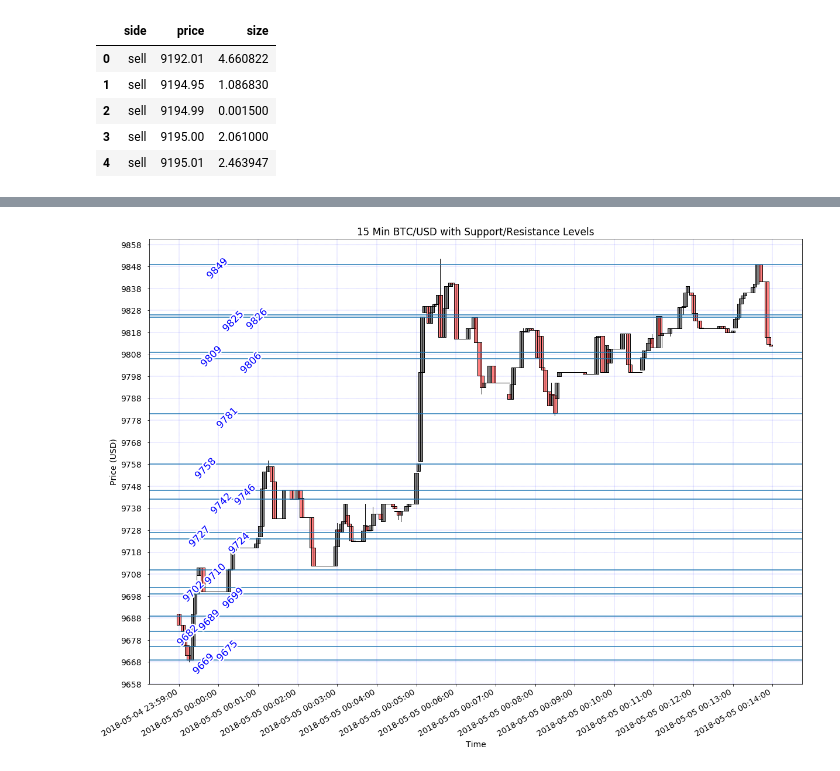
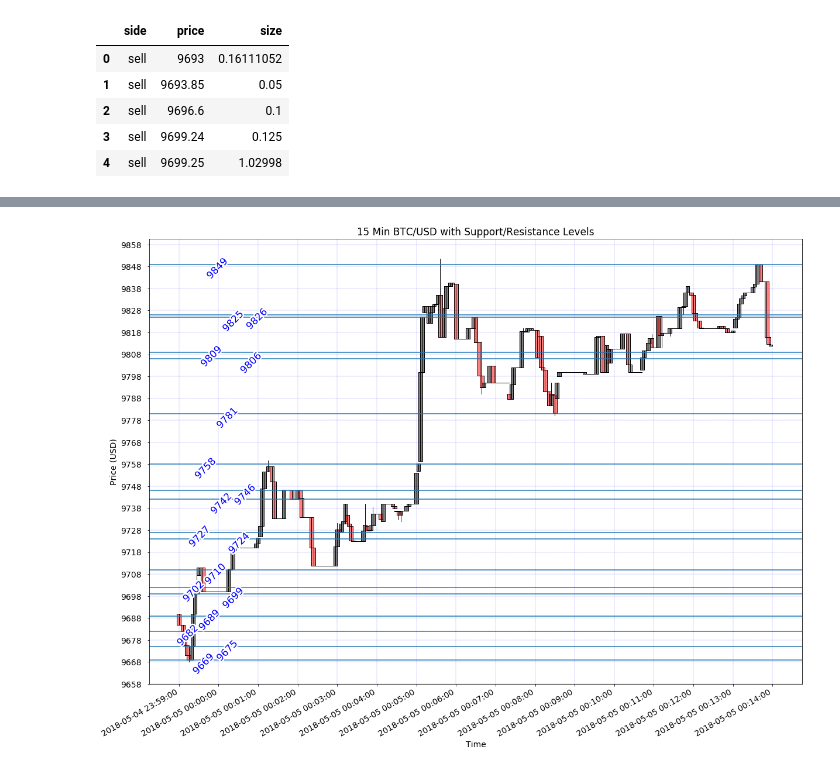
Before and after one commit to timothyyu/gdax-orderbook-ml, a Jupyter notebook: 8_program_structure_improvement.ipynb, the cells around one changed output, grey strips where cells are left out. Drawn from its saved outputs; the diff is of its cells as text; code cells hidden in the pictures.

Commit message:
msgpack format for scraped data + csv for request log function update

```diff
--- a/8_program_structure_improvement.ipynb
+++ b/8_program_structure_improvement.ipynb
@@ -308,13 +310,13 @@ def raw_data_load_msgpack():
     global l2update_15min_3
     global l2update_15min_4
 
-    snapshot_asks_df = pd.read_msgpack("raw_data/snapshot_asks.msg",encoding='utf-8')
-    snapshot_bids_df = pd.read_msgpack("raw_data/snapshot_bids.msg",encoding='utf-8')
-    l2update_df = pd.read_msgpack("raw_data/l2update.msg", encoding='utf-8')
-    request_log_df= pd.read_msgpack("raw_data/request_log.csv")
+    snapshot_asks_df = pd.read_msgpack("raw_data_10h/snapshot_asks_10h.msg",encoding='utf-8')
+    snapshot_bids_df = pd.read_msgpack("raw_data_10h/snapshot_bids_10h.msg",encoding='utf-8')
+    l2update_df = pd.read_msgpack("raw_data_10h/l2update_10h.msg", encoding='utf-8')
+    request_log_df= pd.read_csv("raw_data_10h/request_log_10h.csv")
 
     #l2update_df (1 hour of data) split into 4 15-min dataframes/csvs
-    #l2update_15min_1 = pd.read_msgpack("raw_data/l2update_15min_1.csv",dtype ={'size':float})
-    #l2update_15min_2 = pd.read_msgpack("raw_data/l2update_15min_2.csv",dtype ={'size':float})
-    #l2update_15min_3 = pd.read_msgpack("raw_data/l2update_15min_3.csv",dtype ={'size':float})
-    #l2update_15min_4 = pd.read_msgpack("raw_data/l2update_15min_4.csv",dtype ={'size':float})
+    #l2update_15min_1 = pd.read_msgpack("raw_data_10h/l2update_15min_1.csv",dtype ={'size':float})
+    #l2update_15min_2 = pd.read_msgpack("raw_data_10h/l2update_15min_2.csv",dtype ={'size':float})
+    #l2update_15min_3 = pd.read_msgpack("raw_data_10h/l2update_15min_3.csv",dtype ={'size':float})
+    #l2update_15min_4 = pd.read_msgpack("raw_data_10h/l2update_15min_4.csv",dtype ={'size':float})
@@ -667,18 +667,20 @@ def breakout_sr_print():
 # %%
 ###########################################################################
 
 # Function execution order/testing
 
 # Load in data:
-raw_csv_load()
+#raw_csv_load()
+raw_data_load_msgpack()
+
 snapshot_asks_df.head()
 # %% [output]
 |  | side | price | size |
-| 0 | sell | 9192.01 | 4.660822 |
-| 1 | sell | 9194.95 | 1.086830 |
-| 2 | sell | 9194.99 | 0.001500 |
-| 3 | sell | 9195.00 | 2.061000 |
-| 4 | sell | 9195.01 | 2.463947 |
+| 0 | sell | 9693 | 0.16111052 |
+| 1 | sell | 9693.85 | 0.05 |
+| 2 | sell | 9696.6 | 0.1 |
+| 3 | sell | 9699.24 | 0.125 |
+| 4 | sell | 9699.25 | 1.02998 |
 # %%
 # Perform first candlestick data request (start datetime from request_log):
 chart_15m_request(request_log_df)
```
Also changed, not shown: parts of 7 cells of this notebook.
